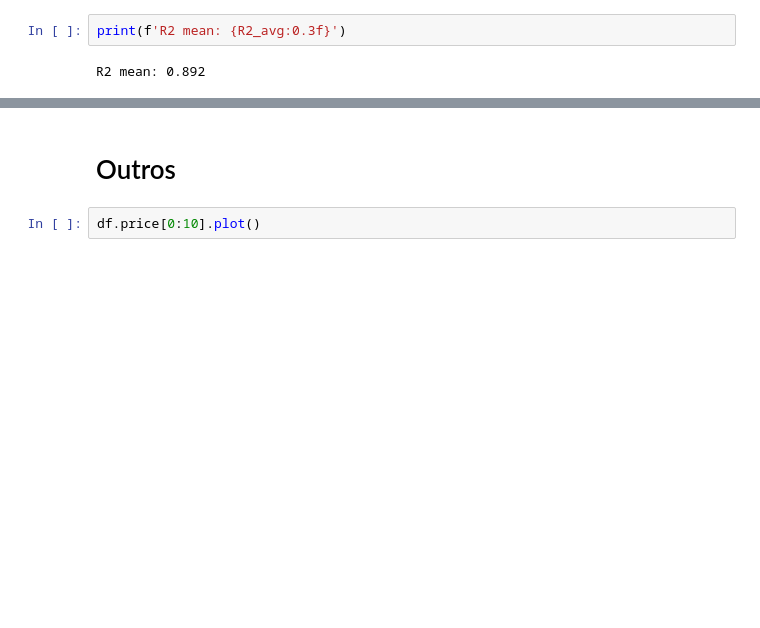
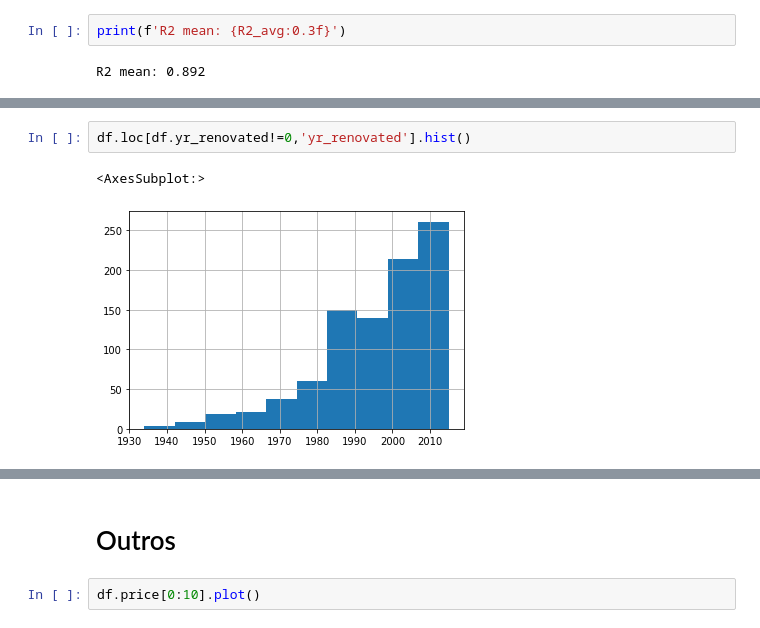
Before and after one commit to igordesouza/House-Rocket, a Jupyter notebook: house_rocket_predict.ipynb, the cells around one changed output, grey strips where cells are left out. Saved outputs shown, nothing was run; the diff lists cells and outputs as text; blank space fills up the shorter version.

```diff
--- a/house_rocket_predict.ipynb
+++ b/house_rocket_predict.ipynb
@@ -488,0 +748,5 @@ R2 mean: 0.892
+# %%
+df.loc[df.yr_renovated!=0,'yr_renovated'].hist()
+# %% [output]
+<AxesSubplot:>
+[figure, added]
```
Also changed, not shown: parts of 17 cells of this notebook.
